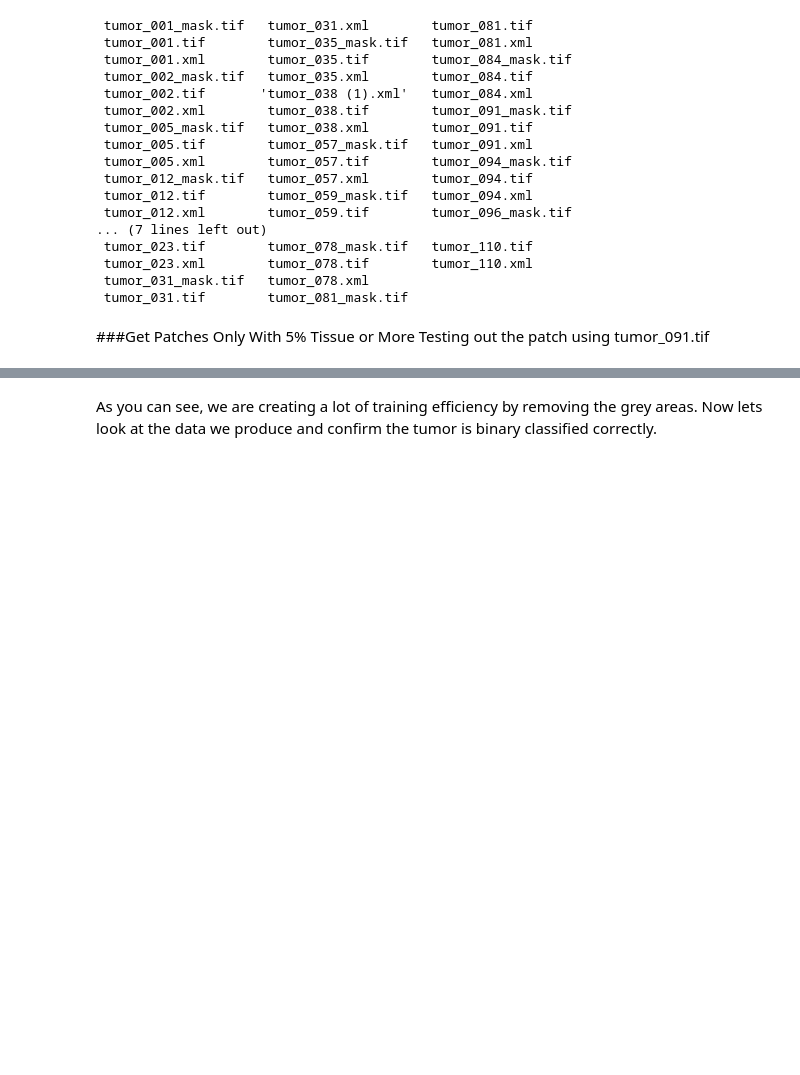
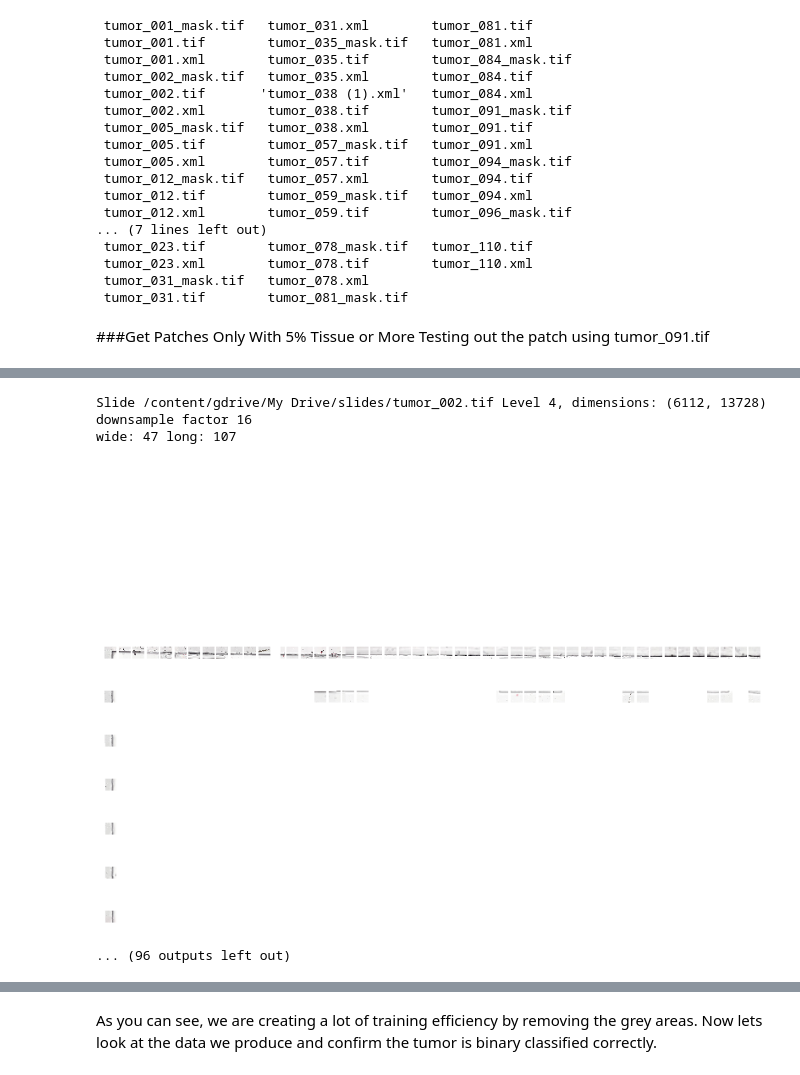
Before and after one commit to muftaye/deep_cancer_imaging, a Jupyter notebook: final_project2.ipynb, the cells around one changed output, grey strips where cells are left out. Cells and saved outputs as stored; diff of their text form; code cells hidden in the pictures; blank space fills up the shorter version.

```diff
--- a/final_project2.ipynb
+++ b/final_project2.ipynb
@@ -368,3 +376,26 @@ Slide tumor_091.tif Level 4, dimensions: (3840, 3360) downsample factor 16
 [figure]
 [figure]
 ... (15 outputs left out)
+# %%
+# to be deleted later
+slide002 = open_slide('/content/gdrive/My Drive/slides/tumor_002.tif')
+tumor_mask002 = open_slide('/content/gdrive/My Drive/slides/tumor_002_mask.tif')
+# %%
+#delete
+test = get_good_patches(slide002, tumor_mask002, slideId='002',
+                              slide_path='/content/gdrive/My Drive/slides/tumor_002.tif', level=4, size=128, percent=5, plot=True)
+# %% [output]
+Slide /content/gdrive/My Drive/slides/tumor_002.tif Level 4, dimensions: (6112, 13728) downsample factor 16
+wide: 47 long: 107
+[figure, added]
+[figure, added]
+[figure, added]
+[figure, added]
+[figure, added]
+[figure, added]
+[figure, added]
+[figure, added]
+[figure, added]
+[figure, added]
+[figure, added]
+... (96 outputs left out)
```
Also changed, not shown: parts of 21 cells of this notebook.
